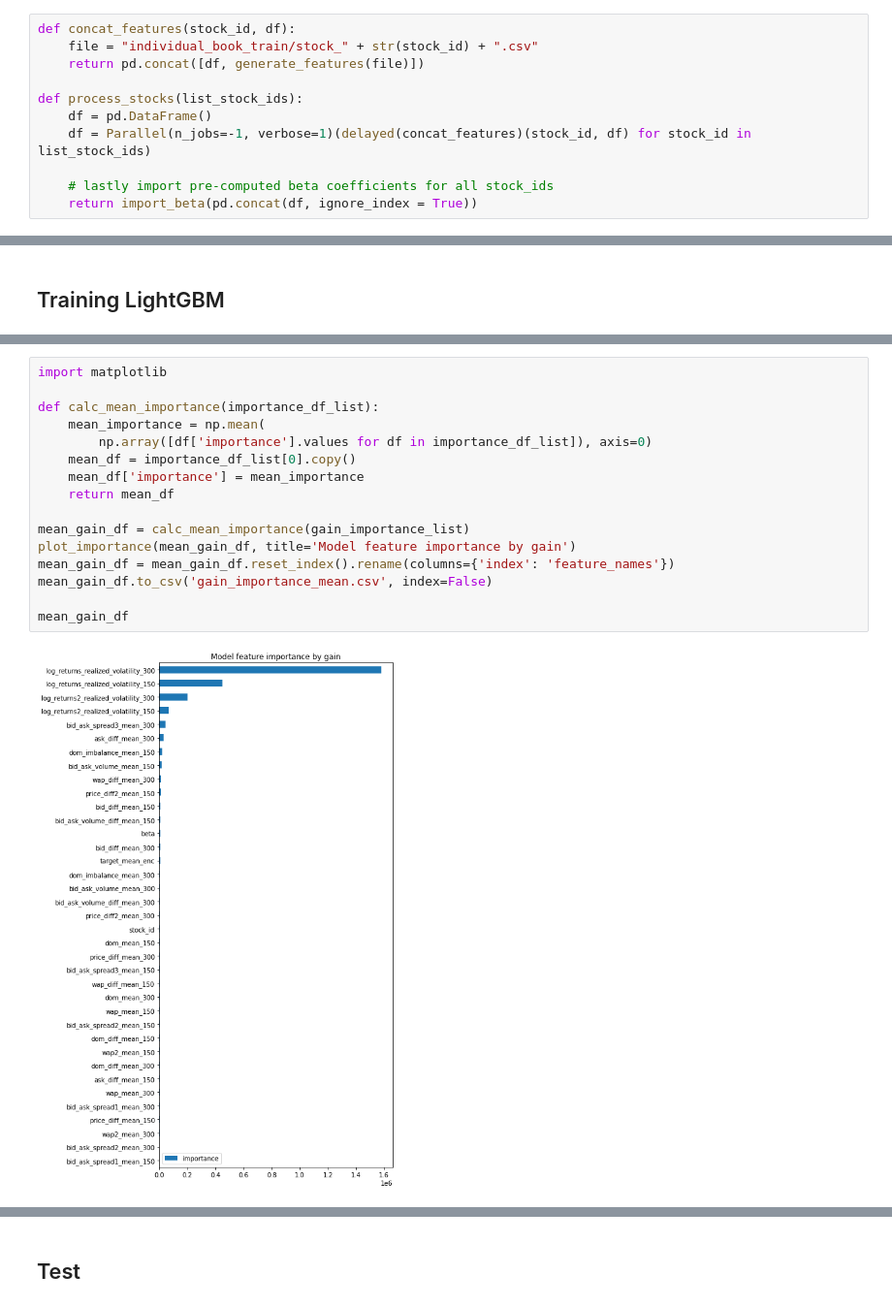
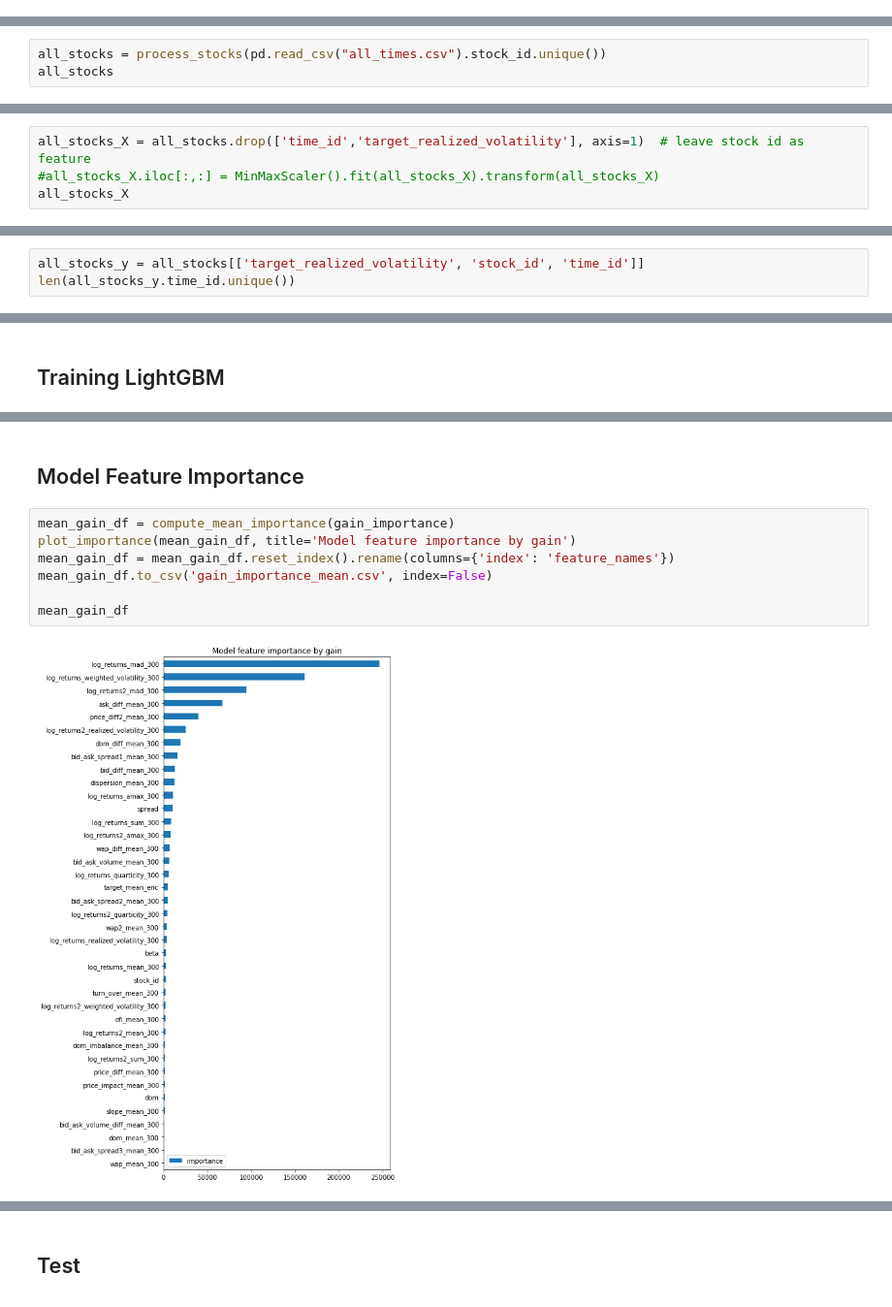
Before and after one commit to numanfr/DATA_project, a Jupyter notebook: LightGBM.ipynb, the cells around one changed output, grey strips where cells are left out. Shown at 97% size. Saved outputs shown, nothing was run; the diff lists cells and outputs as text.

```diff
--- a/LightGBM.ipynb
+++ b/LightGBM.ipynb
@@ -159,11 +260,0 @@ def generate_features(file_path):
-# %%
-def concat_features(stock_id, df):
-    file = "individual_book_train/stock_" + str(stock_id) + ".csv"
-    return pd.concat([df, generate_features(file)])
-
-def process_stocks(list_stock_ids):
-    df = pd.DataFrame()
-    df = Parallel(n_jobs=-1, verbose=1)(delayed(concat_features)(stock_id, df) for stock_id in list_stock_ids)
-
-    # lastly import pre-computed beta coefficients for all stock_ids
-    return import_beta(pd.concat(df, ignore_index = True))
@@ -258,0 +279,3 @@ df_test
+# %%
+all_stocks = process_stocks(pd.read_csv("all_times.csv").stock_id.unique())
+all_stocks
@@ -258,0 +301,4 @@ df_test
+# %%
+all_stocks_X = all_stocks.drop(['time_id','target_realized_volatility'], axis=1)  # leave stock id as feature
+#all_stocks_X.iloc[:,:] = MinMaxScaler().fit(all_stocks_X).transform(all_stocks_X)
+all_stocks_X
@@ -258,0 +321,3 @@ df_test
+# %%
+all_stocks_y = all_stocks[['target_realized_volatility', 'stock_id', 'time_id']]
+len(all_stocks_y.time_id.unique())
@@ -428,19 +583,12 @@ gain_importance_df.sort_values(['importance'], ascending=False)
+# %% [markdown]
+## Model Feature Importance
 # %%
-import matplotlib
-
-def calc_mean_importance(importance_df_list):
-    mean_importance = np.mean(
-        np.array([df['importance'].values for df in importance_df_list]), axis=0)
-    mean_df = importance_df_list[0].copy()
-    mean_df['importance'] = mean_importance
-    return mean_df
-
-mean_gain_df = calc_mean_importance(gain_importance_list)
+mean_gain_df = compute_mean_importance(gain_importance)
 plot_importance(mean_gain_df, title='Model feature importance by gain')
 mean_gain_df = mean_gain_df.reset_index().rename(columns={'index': 'feature_names'})
 mean_gain_df.to_csv('gain_importance_mean.csv', index=False)
 
 mean_gain_df
 # %% [output]
-[figure, old version]
+[figure, new version]
 |  | feature_names | importance |
```
Also changed, not shown: parts of 48 cells of this notebook.
